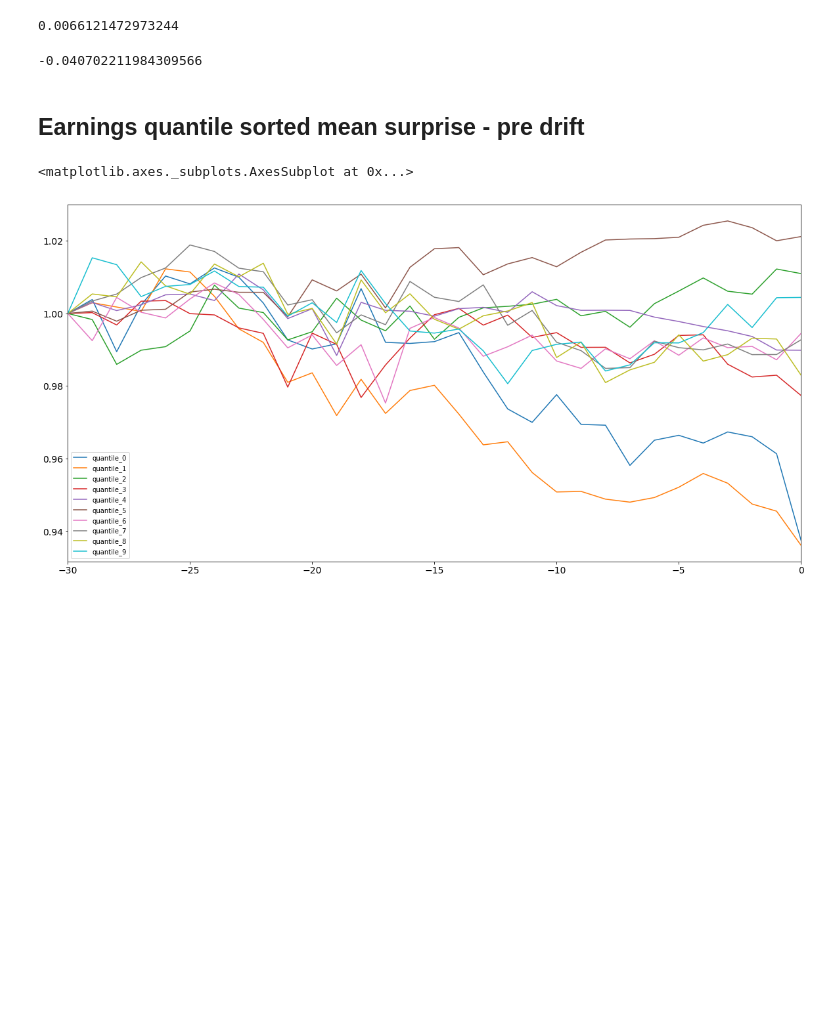
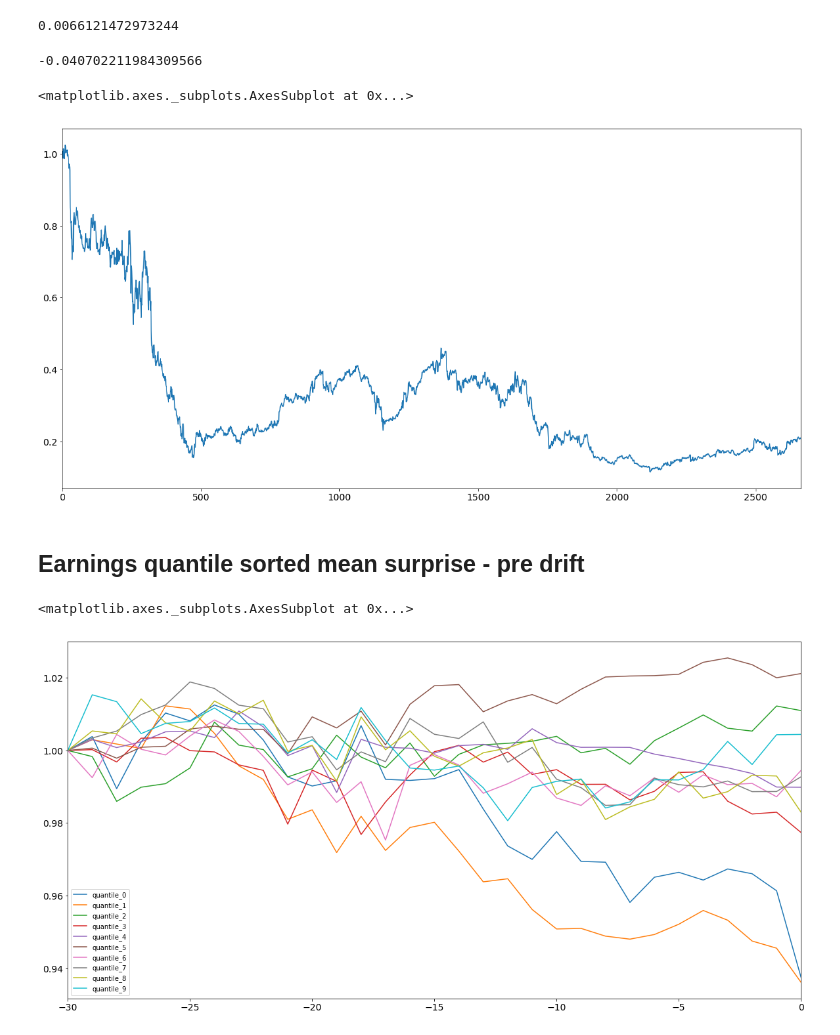
Before and after one commit to DijunLiu1995/DSQF, a Jupyter notebook: analyst_forecast/ipynb/conditioning_on_analyst_surprise.ipynb, the cells around one changed output. Drawn from its saved outputs; the diff is of its cells as text; code cells hidden in the pictures; blank space fills up the shorter version.

```diff
--- a/analyst_forecast/ipynb/conditioning_on_analyst_surprise.ipynb
+++ b/analyst_forecast/ipynb/conditioning_on_analyst_surprise.ipynb
@@ -280,3 +270,18 @@ float(df_low.tail(1))/float(df_low.head(1))-1
 float(df_high.tail(1))/float(df_high.head(1))-1
 # %% [output]
 -0.040702211984309566
+# %%
+quantile_pops = pd.concat(quantile_populations)
+# %%
+y_q = quantile_pops[['year','quarternum','TICKER']].drop_duplicates().sort_values(['year','quarternum'])
+# %%
+rets = []
+cols= list(map(str,list(range(-30,31,1))))
+j=0
+for i in y_q.values:
+    perf_for_report = (price_distributions[(price_distributions.year==i[0]) & (price_distributions.quarternum==i[1])
+                                           & (price_distributions.TICKER==i[2])])
+    rets.append(perf_for_report[cols].mean().pct_change().dropna())
+    j+=1
+# %%
+rets_strat = pd.concat(rets).reset_index()
@@ -282,0 +290,5 @@ float(df_high.tail(1))/float(df_high.head(1))-1
+# %%
+(rets_strat[0]+1).cumprod().plot(figsize=[20,10],fontsize=14)
+# %% [output]
+<matplotlib.axes._subplots.AxesSubplot at 0x...>
+[figure, added]
```
Also changed, not shown: parts of 10 cells of this notebook.
